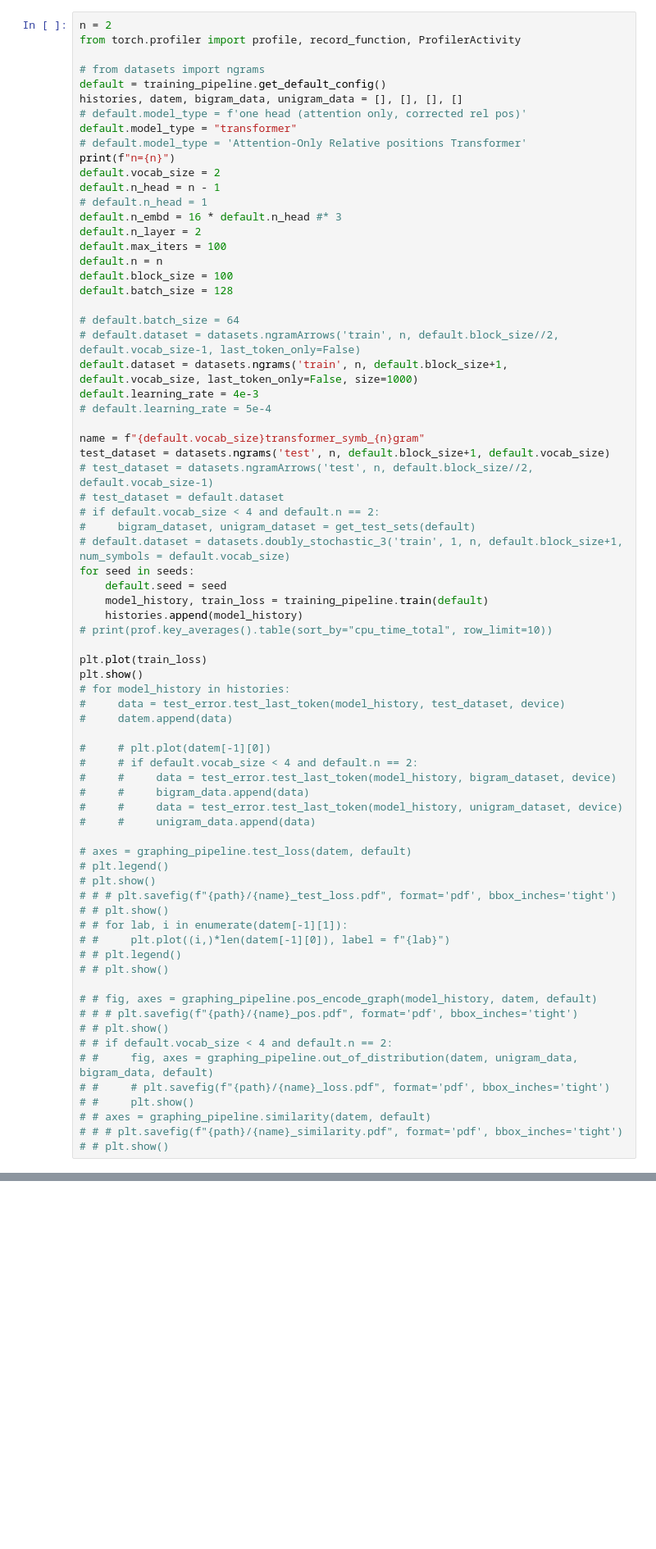
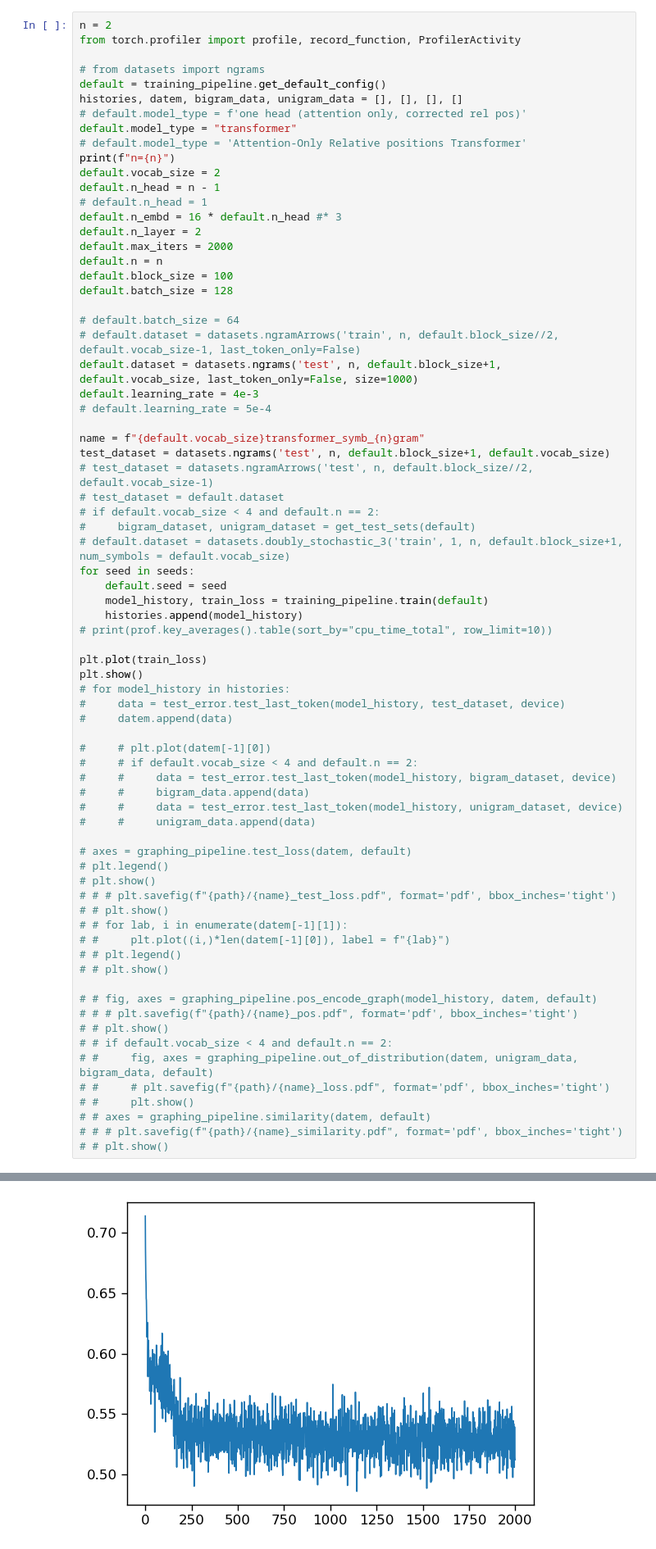
Before and after one commit to EzraEdelman/Evolution-of-Statistical-Induction-Heads, a Jupyter notebook: plots.ipynb, the cells around one changed output, grey strips where cells are left out. Shown at 82% size. Saved outputs shown, nothing was run; the diff lists cells and outputs as text; blank space fills up the shorter version.

```diff
--- a/plots.ipynb
+++ b/plots.ipynb
@@ -49,14 +51,14 @@ default.n_head = n - 1
 # default.n_head = 1
 default.n_embd = 16 * default.n_head #* 3
 default.n_layer = 2
-default.max_iters = 100
+default.max_iters = 2000
 default.n = n
 default.block_size = 100
 default.batch_size = 128
 
 # default.batch_size = 64
 # default.dataset = datasets.ngramArrows('train', n, default.block_size//2, default.vocab_size-1, last_token_only=False)
-default.dataset = datasets.ngrams('train', n, default.block_size+1, default.vocab_size, last_token_only=False, size=1000)
+default.dataset = datasets.ngrams('test', n, default.block_size+1, default.vocab_size, last_token_only=False, size=1000)
 default.learning_rate = 4e-3
 # default.learning_rate = 5e-4
 
@@ -106,3 +108,4 @@ plt.show()
 # # axes = graphing_pipeline.similarity(datem, default)
 # # # plt.savefig(f"{path}/{name}_similarity.pdf", format='pdf', bbox_inches='tight')
 # # plt.show()
+# %% [output]
@@ -109,3 +121,4 @@ plt.show()
+[figure, added]
 # %%
 temp_test = test_error.test_last_token(model_history, test_dataset, device)
 axes = graphing_pipeline.test_loss([temp_test], default)
```
Also changed, not shown: parts of 2 cells of this notebook, 1 other file.
